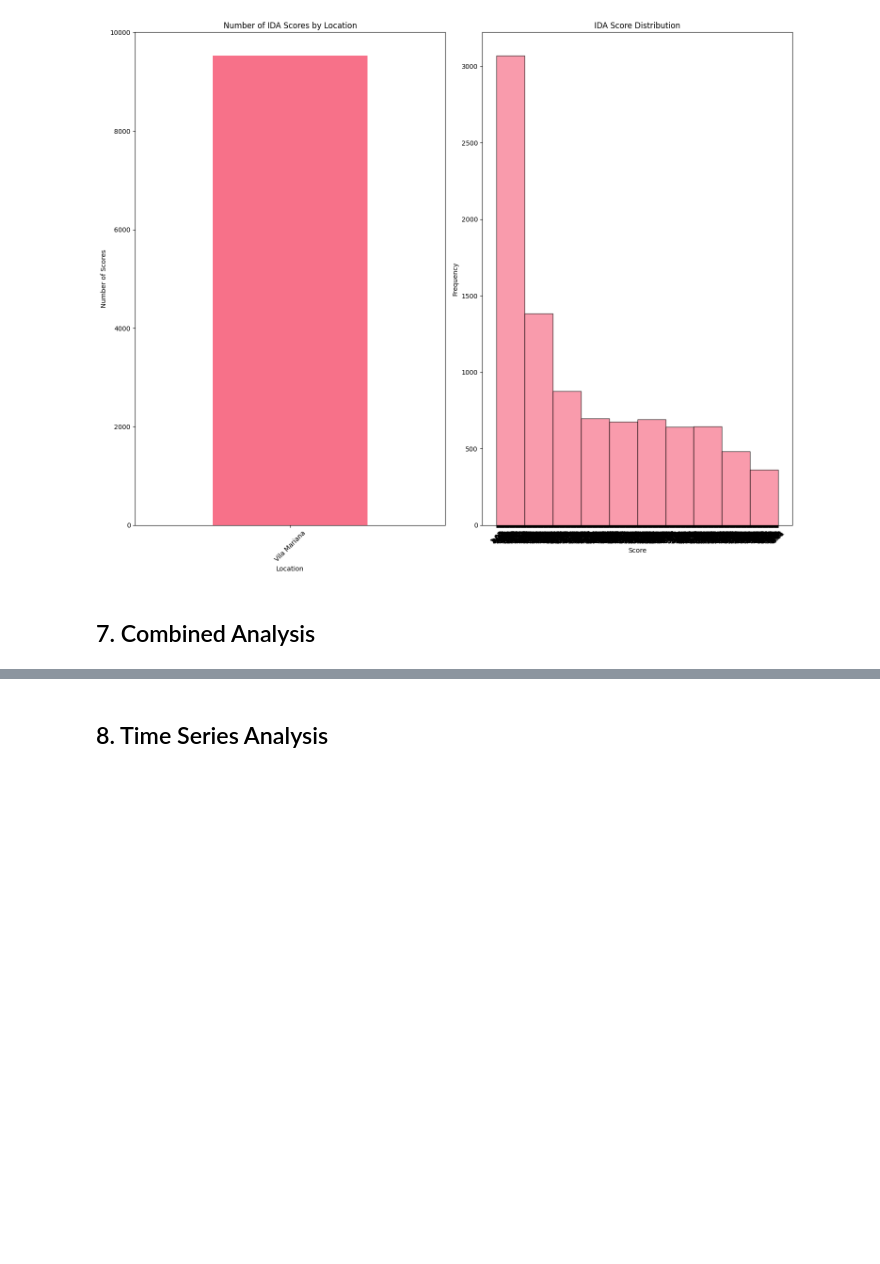
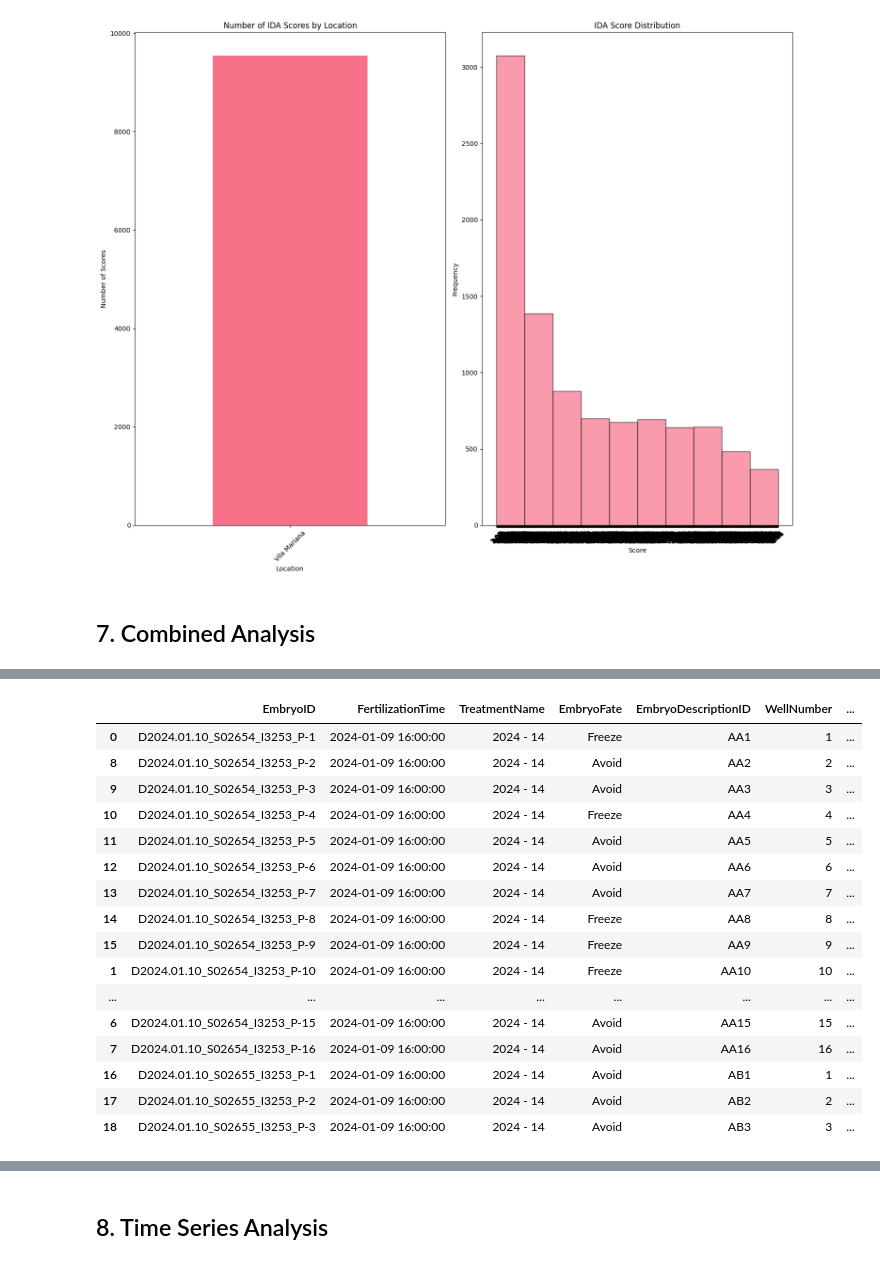
Before and after one commit to bobbypestana/embryoscope-extraction, a Jupyter notebook: embryoscope/exploration/explore_embryoscope_data.ipynb, the cells around one changed output, grey strips where cells are left out. Saved outputs shown, nothing was run; the diff lists cells and outputs as text; code cells hidden in the pictures; blank space fills up the shorter version.

```diff
--- a/embryoscope/exploration/explore_embryoscope_data.ipynb
+++ b/embryoscope/exploration/explore_embryoscope_data.ipynb
@@ -439,0 +457,20 @@ Comprehensive data shape: (127992, 247)
+# %%
+comprehensive_df[['EmbryoID', 'FertilizationTime', 'TreatmentName', 'EmbryoFate', 'EmbryoDescriptionID', 'WellNumber', 'embryo_number']].sort_values(by='embryo_number')
+# %% [output]
+|  | EmbryoID | FertilizationTime | TreatmentName | EmbryoFate | EmbryoDescriptionID | WellNumber | ... |
+| 0 | D2024.01.10_S02654_I3253_P-1 | 2024-01-09 16:00:00 | 2024 - 14 | Freeze | AA1 | 1 | ... |
+| 8 | D2024.01.10_S02654_I3253_P-2 | 2024-01-09 16:00:00 | 2024 - 14 | Avoid | AA2 | 2 | ... |
+| 9 | D2024.01.10_S02654_I3253_P-3 | 2024-01-09 16:00:00 | 2024 - 14 | Avoid | AA3 | 3 | ... |
+| 10 | D2024.01.10_S02654_I3253_P-4 | 2024-01-09 16:00:00 | 2024 - 14 | Freeze | AA4 | 4 | ... |
+| 11 | D2024.01.10_S02654_I3253_P-5 | 2024-01-09 16:00:00 | 2024 - 14 | Avoid | AA5 | 5 | ... |
+| 12 | D2024.01.10_S02654_I3253_P-6 | 2024-01-09 16:00:00 | 2024 - 14 | Avoid | AA6 | 6 | ... |
+| 13 | D2024.01.10_S02654_I3253_P-7 | 2024-01-09 16:00:00 | 2024 - 14 | Avoid | AA7 | 7 | ... |
+| 14 | D2024.01.10_S02654_I3253_P-8 | 2024-01-09 16:00:00 | 2024 - 14 | Freeze | AA8 | 8 | ... |
+| 15 | D2024.01.10_S02654_I3253_P-9 | 2024-01-09 16:00:00 | 2024 - 14 | Freeze | AA9 | 9 | ... |
+| 1 | D2024.01.10_S02654_I3253_P-10 | 2024-01-09 16:00:00 | 2024 - 14 | Freeze | AA10 | 10 | ... |
+| ... | ... | ... | ... | ... | ... | ... | ... |
+| 6 | D2024.01.10_S02654_I3253_P-15 | 2024-01-09 16:00:00 | 2024 - 14 | Avoid | AA15 | 15 | ... |
+| 7 | D2024.01.10_S02654_I3253_P-16 | 2024-01-09 16:00:00 | 2024 - 14 | Avoid | AA16 | 16 | ... |
+| 16 | D2024.01.10_S02655_I3253_P-1 | 2024-01-09 16:00:00 | 2024 - 14 | Avoid | AB1 | 1 | ... |
+| 17 | D2024.01.10_S02655_I3253_P-2 | 2024-01-09 16:00:00 | 2024 - 14 | Avoid | AB2 | 2 | ... |
+| 18 | D2024.01.10_S02655_I3253_P-3 | 2024-01-09 16:00:00 | 2024 - 14 | Avoid | AB3 | 3 | ... |
```
Also changed, not shown: parts of 17 cells of this notebook, 6 other files.
